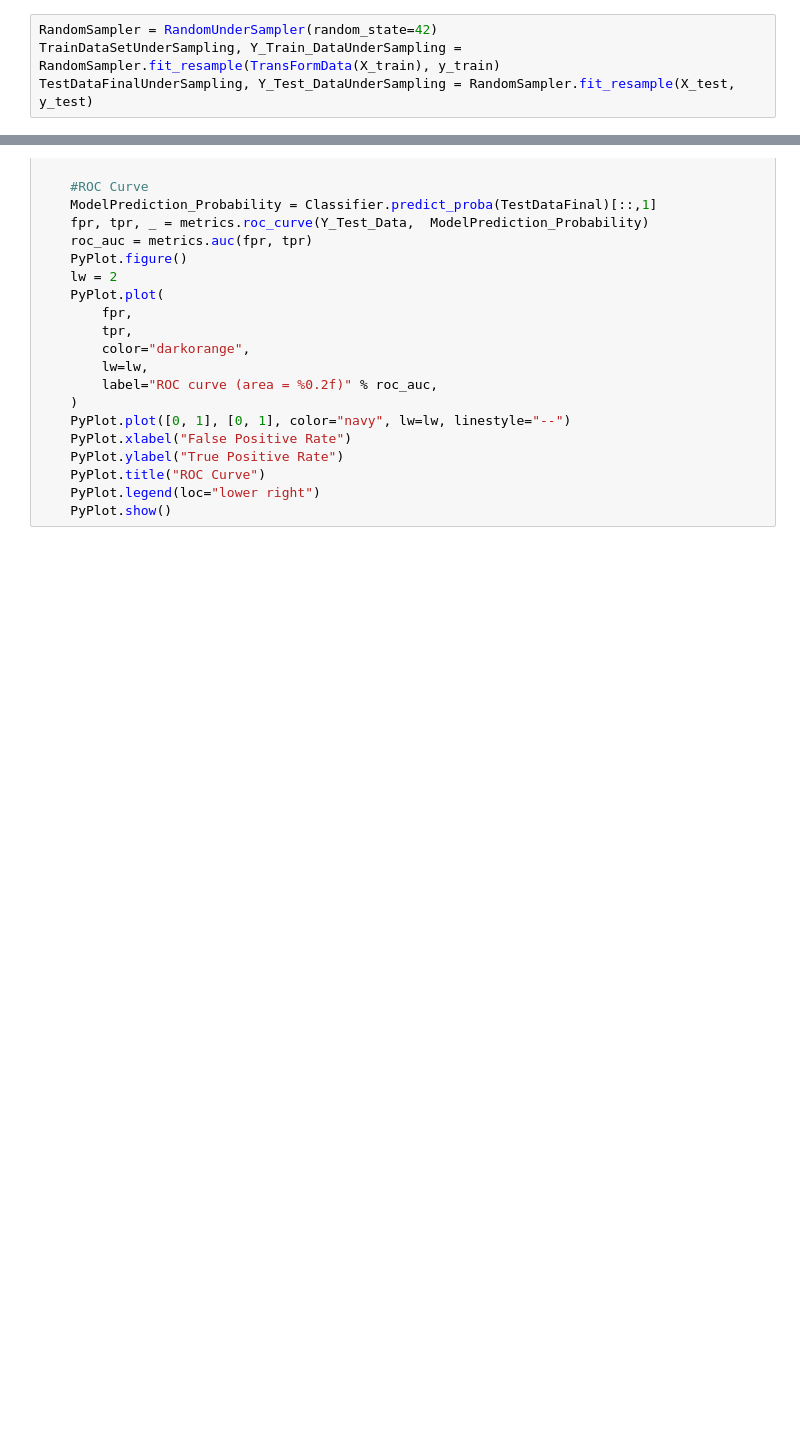
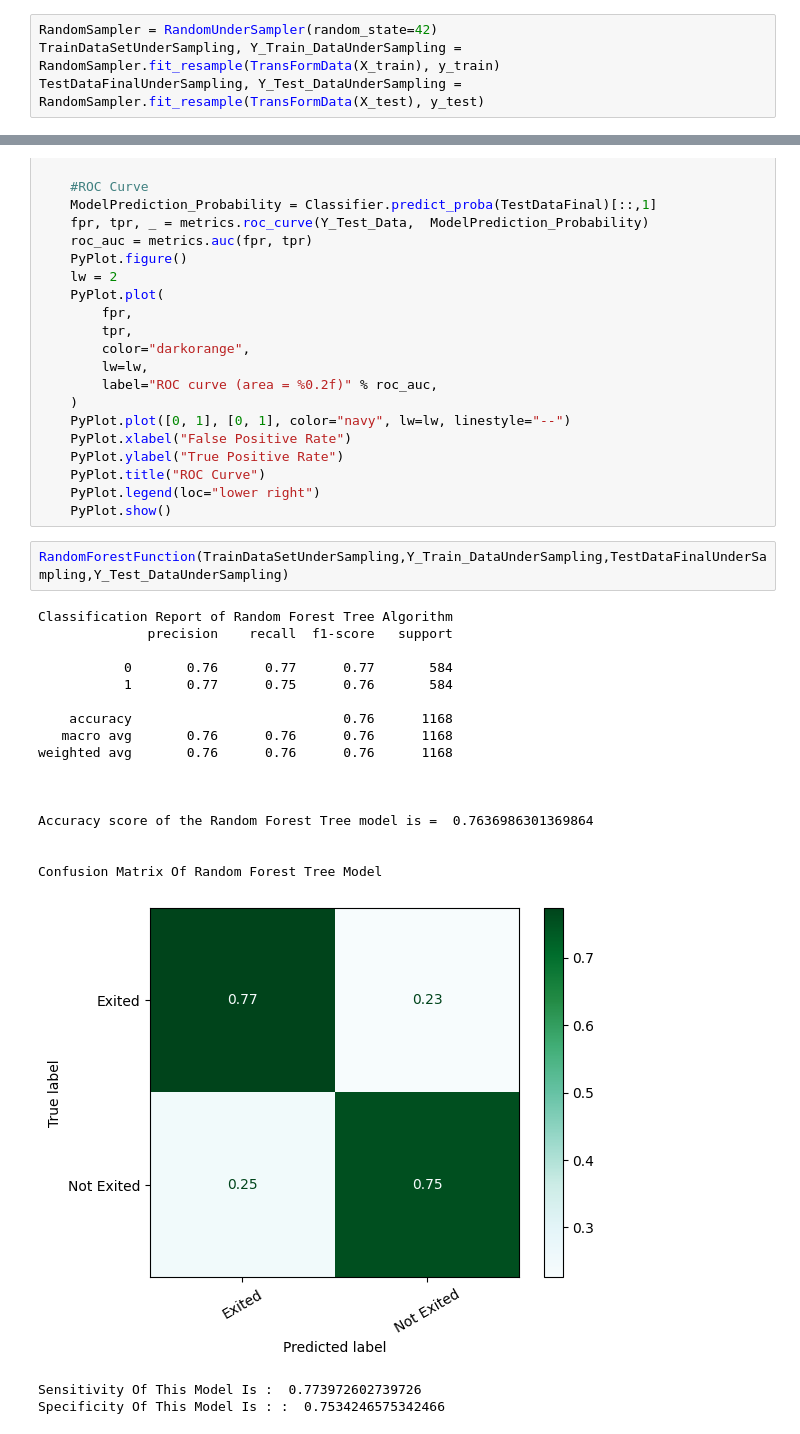
Before and after one commit to MrArthor/CDAC_Project_Work, a Jupyter notebook: Implementation/EDA Customer CHURN.ipynb, the cells around one changed output, grey strips where cells are left out. Saved outputs shown, nothing was run; the diff lists cells and outputs as text; blank space fills up the shorter version.

Commit message:
Random Forest Trained

```diff
--- a/Implementation/EDA Customer CHURN.ipynb
+++ b/Implementation/EDA Customer CHURN.ipynb
@@ -567,7 +569,7 @@ X_train, X_test, y_train, y_test = train_test_split(X, Y, test_size=0.3, random_
 # %%
 RandomSampler = RandomUnderSampler(random_state=42)
 TrainDataSetUnderSampling, Y_Train_DataUnderSampling = RandomSampler.fit_resample(TransFormData(X_train), y_train)
-TestDataFinalUnderSampling, Y_Test_DataUnderSampling = RandomSampler.fit_resample(X_test, y_test)
+TestDataFinalUnderSampling, Y_Test_DataUnderSampling = RandomSampler.fit_resample(TransFormData(X_test), y_test)
 # %% [markdown]
 #### # SMOTE: - Oversampling
 # %%
@@ -646,3 +648,25 @@ def RandomForestFunction(TrainDataSet,Y_Train_Data,TestDataFinal,Y_Test_Data):
     PyPlot.title("ROC Curve")
     PyPlot.legend(loc="lower right")
     PyPlot.show()
+# %%
+RandomForestFunction(TrainDataSetUnderSampling,Y_Train_DataUnderSampling,TestDataFinalUnderSampling,Y_Test_DataUnderSampling)
+# %% [output]
+Classification Report of Random Forest Tree Algorithm
+              precision    recall  f1-score   support
+
+           0       0.76      0.77      0.77       584
+           1       0.77      0.75      0.76       584
+
+    accuracy                           0.76      1168
+   macro avg       0.76      0.76      0.76      1168
+weighted avg       0.76      0.76      0.76      1168
+
+
+
+Accuracy score of the Random Forest Tree model is =  0.7636986301369864
+
+
+Confusion Matrix Of Random Forest Tree Model
+[figure, added]
+Sensitivity Of This Model Is :  0.773972602739726
+Specificity Of This Model Is : :  0.7534246575342466
```
Also changed, not shown: parts of 7 cells of this notebook.
